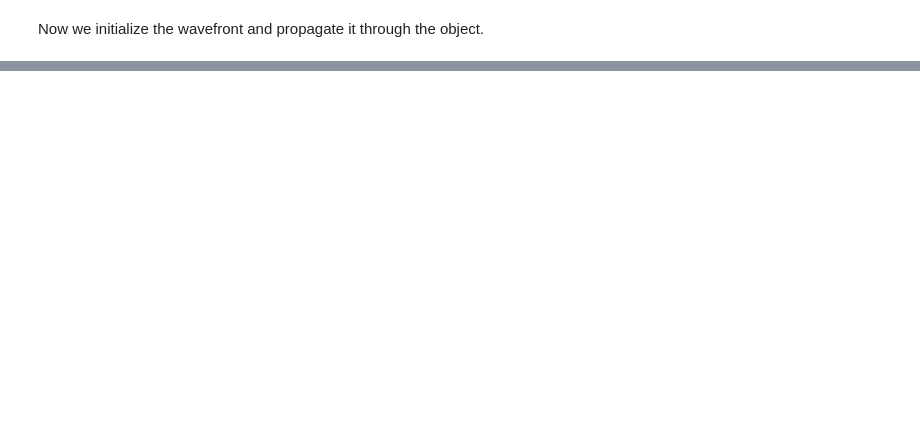
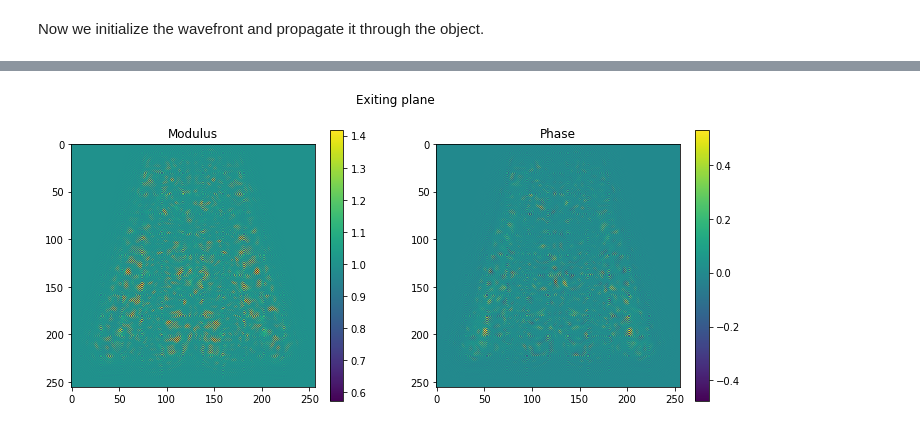
Before and after one commit to mdw771/instructive_ipython_notebooks, a Jupyter notebook: finite_difference_propagation.ipynb, the cells around one changed output, grey strips where cells are left out. Cells and saved outputs as stored; diff of their text form; code cells hidden in the pictures; blank space fills up the shorter version.

```diff
--- a/finite_difference_propagation.ipynb
+++ b/finite_difference_propagation.ipynb
@@ -98,0 +112,13 @@ plot_mod_and_phase(wavefront, title='Exiting plane', unwrap=False)
+# %%
+for i_slice in tqdm(range(grid_delta.shape[2])):
+    delta_slice =  np.zeros([256, 256])
+    beta_slice = np.zeros([256, 256])
+    wavefront = finite_difference_propagation(wavefront,
+                                              delta_slice,
+                                              beta_slice,
+                                              psize_nm,
+                                              lmbda_nm,
+                                              psize_nm)
+plot_mod_and_phase(wavefront, title='Exiting plane', unwrap=False)
+# %% [output]
+[figure, added]
```
Also changed, not shown: parts of 6 cells of this notebook, 1 other file.
